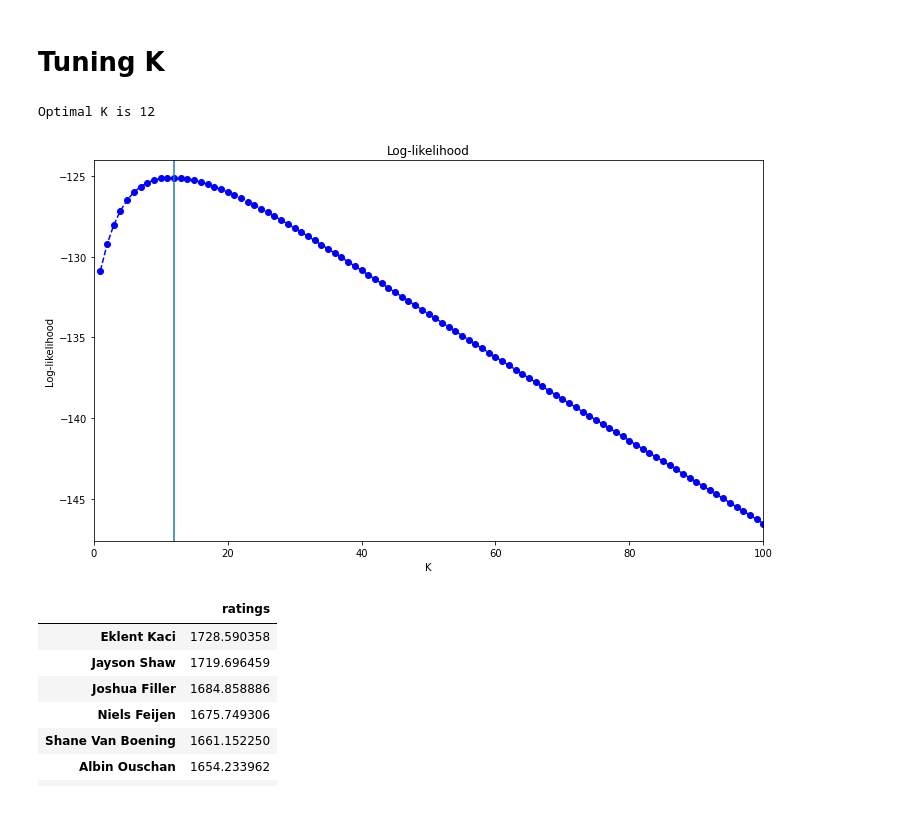
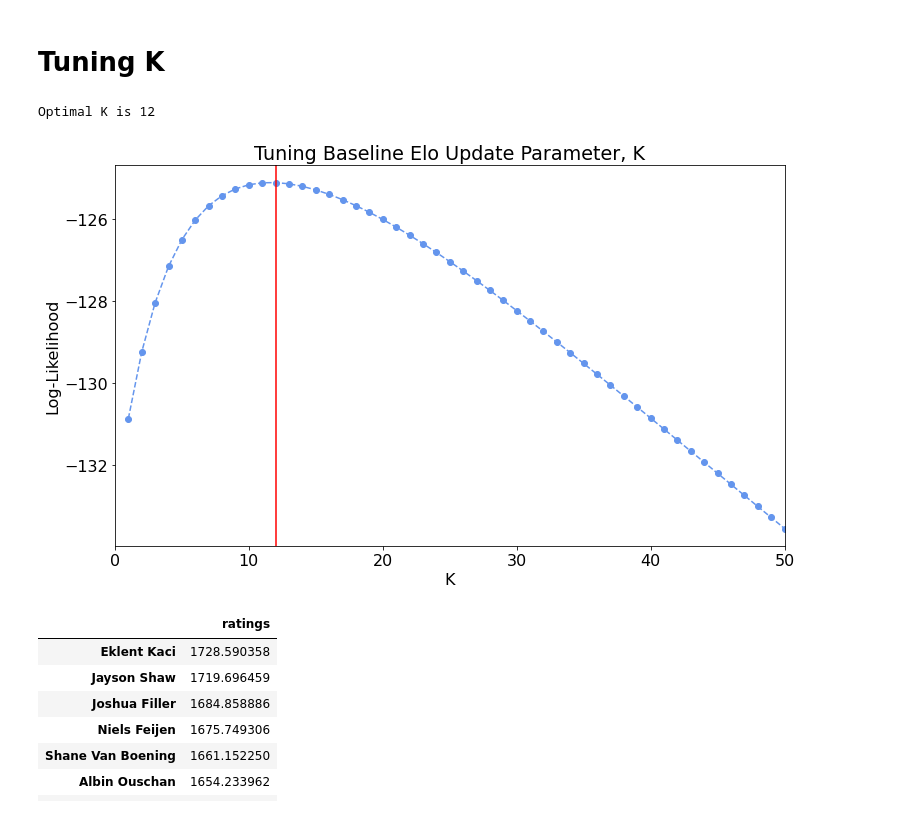
Before and after one commit to sethbilliau/SportsAnalytics, a Jupyter notebook: final/pool.ipynb, the cells around one changed output. Drawn from its saved outputs; the diff is of its cells as text; code cells hidden in the pictures.

```diff
--- a/final/pool.ipynb
+++ b/final/pool.ipynb
@@ -341,7 +340,7 @@ def bestK(log_likelihoods):
     return log_likelihoods.index(max(log_likelihoods)) + 1
 
 
-def plot_log_likelihood(K_range, log_likelihoods):
+def plot_log_likelihood(K_range, log_likelihoods, title):
     '''
     Plot the log-likelihoods and find the optimal k-factor (the k that maximizes the function).
 
@@ -353,28 +352,25 @@ def plot_log_likelihood(K_range, log_likelihoods):
     None
     '''
     plt.figure(figsize=(12, 7))
+    plt.rcParams['font.size'] = '16'
     ax = plt.axes()
-    ax.plot(K_range, log_likelihoods, '--bo')
+    ax.plot(K_range, log_likelihoods, '--bo', color="cornflowerblue")
     bestk = bestK(log_likelihoods)
-    ax.axvline(bestk)
+    ax.axvline(bestk, color="red")
     ax.set(xlim=(0, max(K_range)),
-           xlabel='K', ylabel='Log-likelihood',
-           title='Log-likelihood');
+           xlabel='K', ylabel='Log-Likelihood',
+           title=f'Tuning {title} Elo Update Parameter, K');
 
     print("Optimal K is " + str(bestk))
     plt.show()
 # %%
-K = np.arange(1, 101, 1)
+K = np.arange(1, 51, 1)
 
 log_likelihoods_normal = get_loglikelihoods_for_ks(K)
-plot_log_likelihood(K, log_likelihoods_normal)
-
-# TODO: move this down to where log_likilihoods_mov is defined
-# log_likelihoods_mov = get_loglikelihoods_for_ks(K, mov_flag=True)
-# plot_log_likelihood(K, log_likelihoods_mov)
+plot_log_likelihood(K, log_likelihoods_normal, "Baseline")
 # %% [output]
 Optimal K is 12
-[figure, old version]
+[figure, new version]
 # %%
 # Get simple Elo ratings using the best k-factor
 baseline_elo_ratings = run_tournament(fulldf, K=bestK(log_likelihoods_normal))
```
Also changed, not shown: parts of 53 cells of this notebook.
